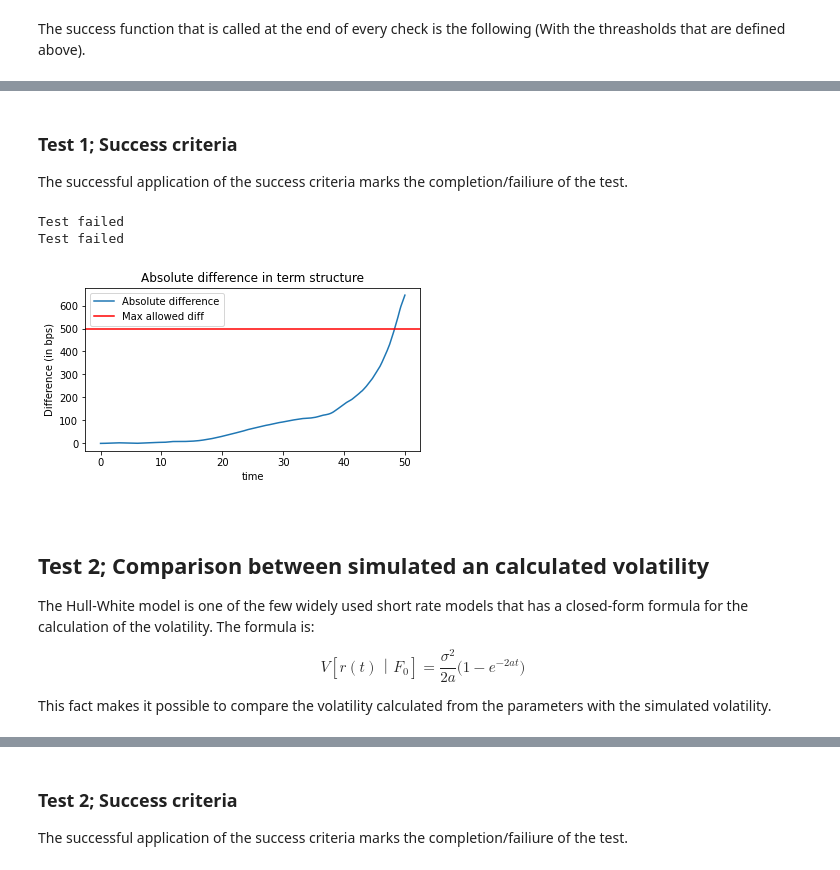
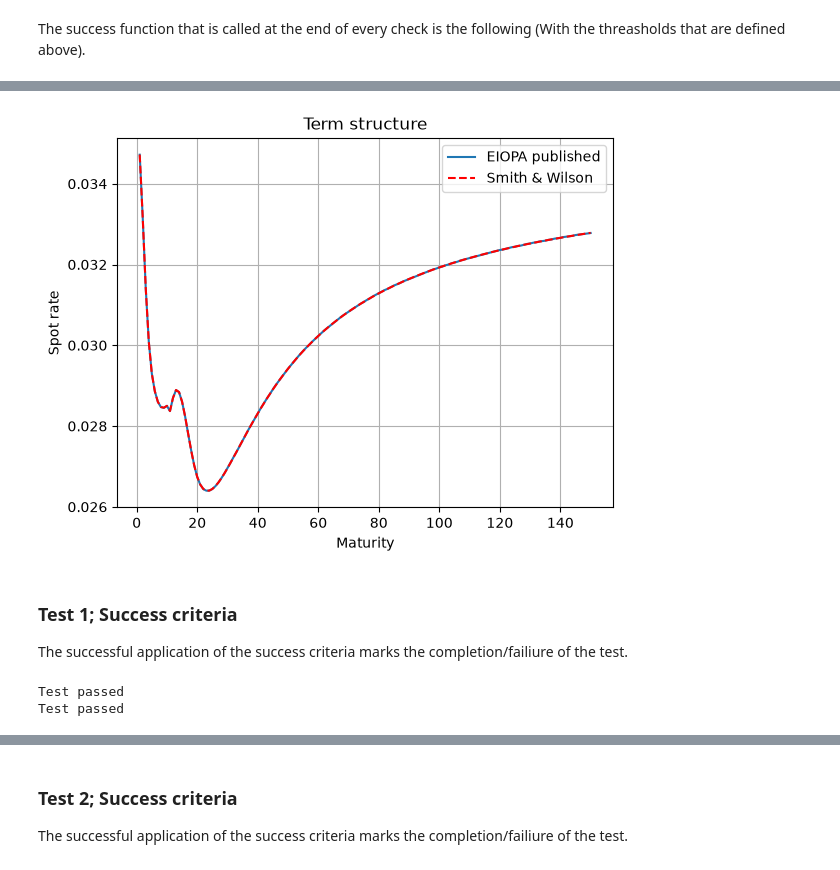
Before and after one commit to open-source-modelling/Light_Economic_Generator, a Jupyter notebook: VALIDATION HULL WHITE.ipynb, the cells around one changed output, grey strips where cells are left out. Saved outputs shown, nothing was run; the diff lists cells and outputs as text; code cells hidden in the pictures.

```diff
--- a/VALIDATION HULL WHITE.ipynb
+++ b/VALIDATION HULL WHITE.ipynb
@@ -185,2 +166,0 @@ selected_curves_file = 'Curves_no_VA.csv'
-# %%
-param_raw = pd.read_csv(selected_param_file, sep=',', index_col=0)
@@ -617,0 +235,4 @@ test_statistics_bdp_1.head()
+# %%
+curve_raw = pd.read_csv(param_raw.loc[calibration_id, "selected_curves_file"], sep=',', index_col=0)
+published_maturities = curve_raw.index.values.astype(float)
+published_spot_rates = curve_raw.loc[:, country].values.astype(float)
@@ -617,0 +283,4 @@ test_statistics_bdp_1.head()
+# %%
+calculated_spot_rates = smith_wilson_extrapolate_yield_curve(published_maturities.copy(), curve_parameters["target_maturities"], curve_parameters["calibration_vector"], curve_parameters["ultimate_forward_rate"], curve_parameters["convergence_speed"])
+test_statistics_bdp_1 = pd.DataFrame(abs(calculated_spot_rates - published_spot_rates)*10000, index=published_maturities, columns=["Abs diff in bps"])
+test_statistics_bdp_1.head()
@@ -618,34 +294,21 @@ test_statistics_bdp_1.head()
+# %%
+fig, ax1 = plt.subplots(1,1)
+ax1.plot(published_maturities, published_spot_rates, label="EIOPA published")
+ax1.plot(published_maturities, calculated_spot_rates, "--r", label="Smith & Wilson")
+ax1.set_xlabel("Maturity")
+ax1.set_ylabel("Spot rate")
+ax1.set_title("Term structure")
+ax1.grid()
+ax1.legend()
+plt.show()
+# %% [output]
+[figure, added]
 # %% [markdown]
 ### Test 1; Success criteria
 
 The successful application of the success criteria marks the completion/failiure of the test.
 # %%
-result1 = SuccessTest(test_statistics_bdp_1.values, statistics_mean_max_diff_in_bps, statistics_mean_average_diff_in_bps)
+result1 = SuccessTest(test_statistics_bdp_1.values, term_structure_max_diff_in_bps, term_structure_average_diff_in_bps)
 # %% [output]
-Test failed
-Test failed
+Test passed
+Test passed
-# %%
-fig, ax1 = plt.subplots(1,1)
-ax1.plot(t, test_statistics_bdp_1, label= "Absolute difference")
-ax1.axhline(y = statistics_mean_max_diff_in_bps, color = 'r', linestyle = '-',label="Max allowed diff")
-
-ax1.set_xlabel("time")
-ax1.set_ylabel("Difference (in bps)")
-ax1.set_title('Absolute difference in term structure')
-ax1.legend()
-fig.set_figwidth(6)
-fig.set_figheight(3)
-
-plt.show()
-# %% [output]
-[figure, removed]
-# %% [markdown]
-<a id="10"></a> <br>
-
-## Test 2; Comparison between simulated an calculated volatility
-
-The Hull-White model is one of the few widely used short rate models that has a closed-form formula for the calculation of the volatility. The formula is:
-
-$$ V[r(t)｜F_0] = \frac{\sigma^2}{2a}\big( 1-e^{-2at} \big) $$
-
-This fact makes it possible to compare the volatility calculated from the parameters with the simulated volatility.
```
Also changed, not shown: parts of 125 cells of this notebook, 3 other files.
